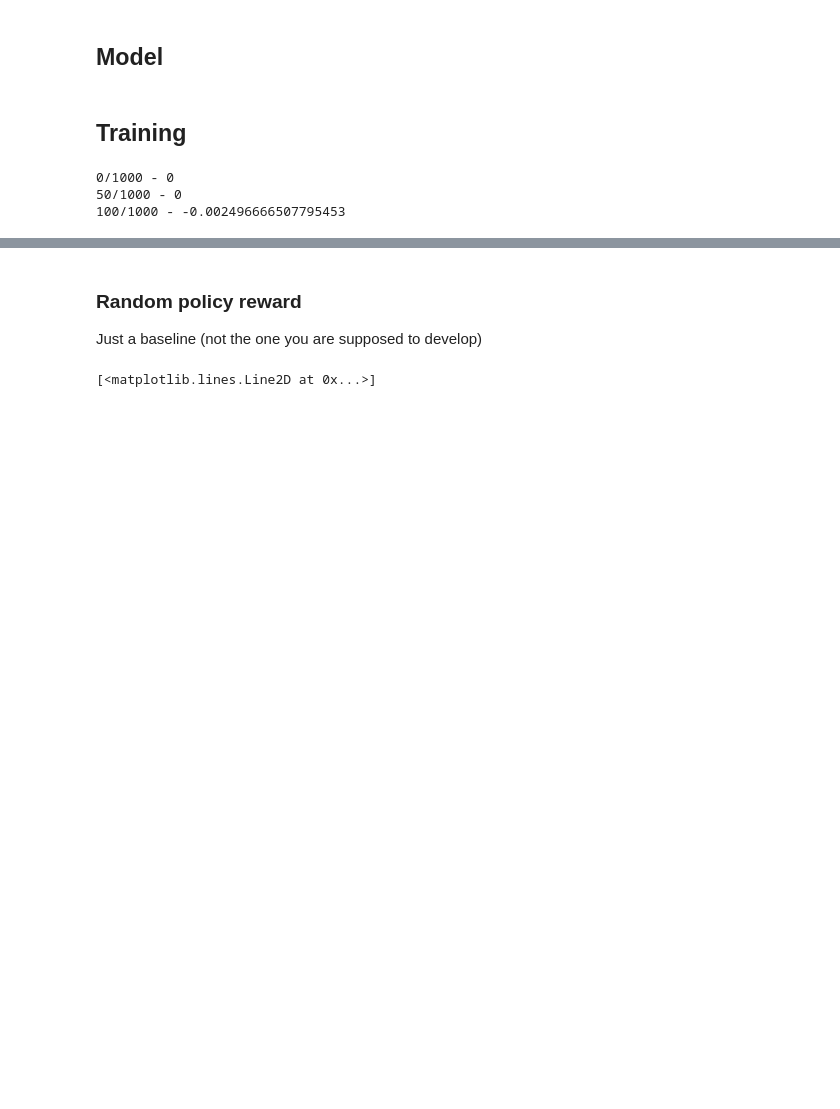
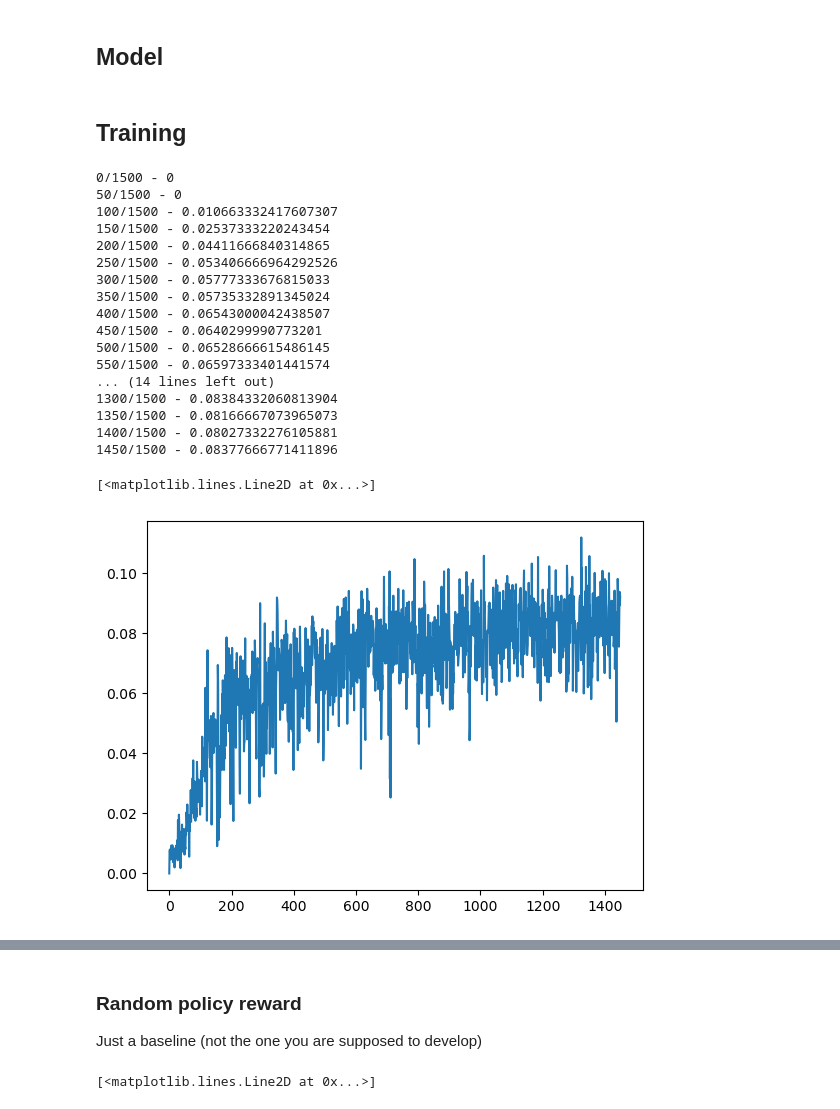
Before and after one commit to MrcBalla/RF_snake, a Jupyter notebook: snake_RF/main.ipynb, the cells around one changed output, grey strips where cells are left out. Saved outputs shown, nothing was run; the diff lists cells and outputs as text; code cells hidden in the pictures; blank space fills up the shorter version.

```diff
--- a/snake_RF/main.ipynb
+++ b/snake_RF/main.ipynb
@@ -20,0 +21,13 @@ To enable the following instructions: SSE4.1 SSE4.2 AVX AVX2 FMA, in other opera
+# %%
+reward_history_conv=[0]
+EPOCHS=1
+env_ = get_env()
+agent=Qnet()
+for e in range(EPOCHS):
+    if e%50==0:
+        print(f"{e}/{EPOCHS} - {np.mean(reward_history_conv[-30:]) or 0}", end="\n")
+    state=env_.to_state()
+    #state=tf.reshape(state, (1000, -1))
+    value=agent.call(state)
+    print(value)
+    value.shape
@@ -48,30 +83,46 @@ for ax, board in zip(axs, env_.boards):
 ## Training
 # %%
 reward_history_agent=[0]
-EPOCHS=1000
+EPOCHS=1500
 env_ = get_env()
 agent=new_agent(env=env_)
 for e in range(EPOCHS):
     if e%50==0:
         print(f"{e}/{EPOCHS} - {np.mean(reward_history_agent[-30:]) or 0}", end="\n")
     state=env_.to_state()
     state=tf.reshape(state, (1000, -1))
 
     original_probs = agent.actor(state)
     pred = original_probs / tf.reduce_sum(original_probs, axis=-1, keepdims=True)
     samples = tf.random.categorical(tf.math.log(pred), 1, dtype=tf.int32)[:, 0]
     actions=tf.reshape(samples, (samples.shape[0],1))
 
     masks=env_.check_actions(actions)
 
     rewards= env_.move(actions)
     new_state = tf.constant(env_.to_state())
     new_state=tf.reshape(new_state, (1000, -1))
 
     agent.learn(state, new_state, samples, rewards) # this optimie the policy function tarting from information sampled
     if e > 50: reward_history_agent.append(np.mean(rewards))
-plt.plot(reward_history)
+plt.plot(reward_history_agent)
 # %% [output]
-0/1000 - 0
-50/1000 - 0
-100/1000 - -0.002496666507795453
+0/1500 - 0
+50/1500 - 0
+100/1500 - 0.010663332417607307
+150/1500 - 0.02537333220243454
+200/1500 - 0.04411666840314865
+250/1500 - 0.053406666964292526
+300/1500 - 0.05777333676815033
+350/1500 - 0.05735332891345024
+400/1500 - 0.06543000042438507
+450/1500 - 0.0640299990773201
+500/1500 - 0.06528666615486145
+550/1500 - 0.06597333401441574
+... (14 lines left out)
+1300/1500 - 0.08384332060813904
+1350/1500 - 0.08166667073965073
+1400/1500 - 0.08027332276105881
+1450/1500 - 0.08377666771411896
+[<matplotlib.lines.Line2D at 0x...>]
+[figure, added]
```
Also changed, not shown: parts of 9 cells of this notebook, 1 other file.
